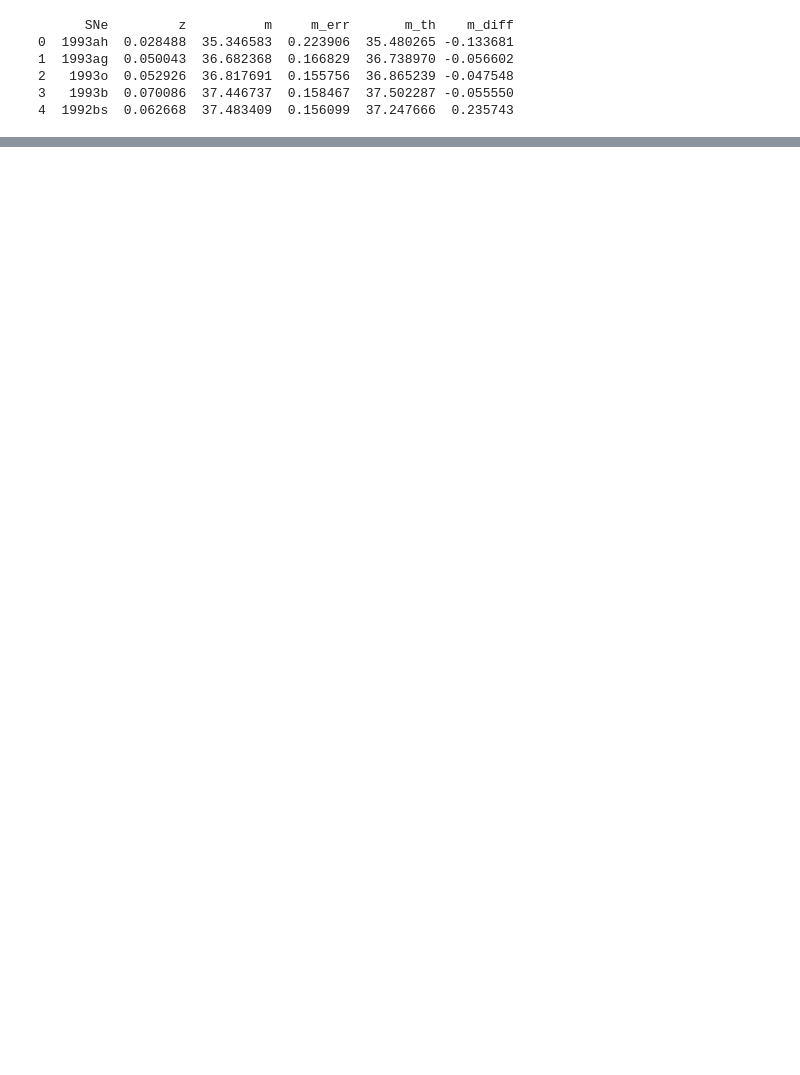
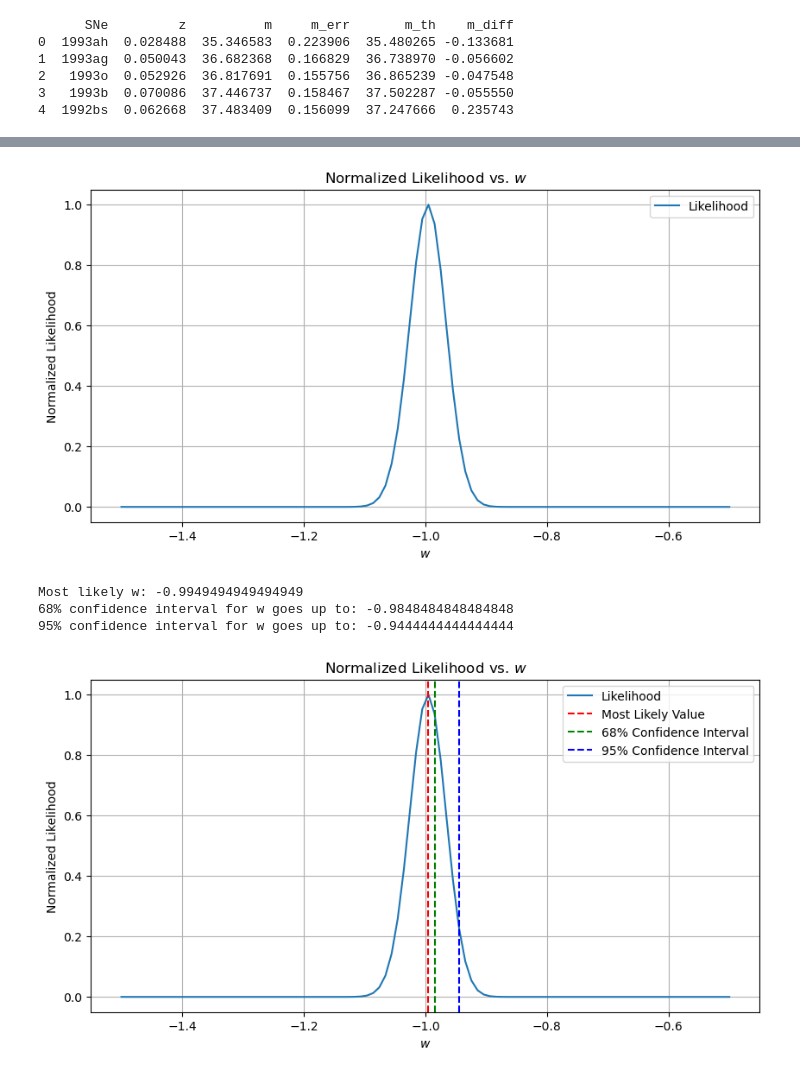
Before and after one commit to quentinleny/Astron-C161-Spring-2024-Class-Project, a Jupyter notebook: C161 Project.ipynb, the cells around one changed output, grey strips where cells are left out. Cells and saved outputs as stored; diff of their text form; code cells hidden in the pictures; blank space fills up the shorter version.

```diff
--- a/C161 Project.ipynb
+++ b/C161 Project.ipynb
@@ -105,0 +187,45 @@ IndentationError: unexpected indent (2632322155.py, line 4)
+# %%
+w_range = np.linspace(-1.5, -0.5, 100)
+# Assuming Omega_M is fixed at the most likely value previously determined
+fixed_omega_m = most_likely_omega_m
+likelihoods_w = np.array([log_likelihood(data_cov, fixed_omega_m, 1 - fixed_omega_m, w_val) for w_val in w_range])
+likelihoods_norm_w = np.exp(likelihoods_w - np.max(likelihoods_w))
+
+plt.figure(figsize=(10, 5))
+plt.plot(w_range, likelihoods_norm_w, label='Likelihood')
+plt.title('Normalized Likelihood vs. $w$')
+plt.xlabel('$w$')
+plt.ylabel('Normalized Likelihood')
+plt.legend()
+plt.grid(True)
+plt.show()
+most_likely_w = w_range[np.argmax(likelihoods_norm_w)]
+print("Most likely w:", most_likely_w)
+cumulative_likelihood_w = np.cumsum(likelihoods_norm_w)
+cumulative_likelihood_w /= cumulative_likelihood_w[-1]
+
+index_68_w = np.where(cumulative_likelihood_w >= 0.68)[0][0]
+index_95_w = np.where(cumulative_likelihood_w >= 0.95)[0][0]
+
+w_68 = w_range[index_68_w]
+w_95 = w_range[index_95_w]
+
+print("68% confidence interval for w goes up to:", w_68)
+print("95% confidence interval for w goes up to:", w_95)
+plt.figure(figsize=(10, 5))
+plt.plot(w_range, likelihoods_norm_w, label='Likelihood')
+plt.axvline(x=most_likely_w, color='r', linestyle='--', label='Most Likely Value')
+plt.axvline(x=w_68, color='g', linestyle='--', label='68% Confidence Interval')
+plt.axvline(x=w_95, color='b', linestyle='--', label='95% Confidence Interval')
+plt.title('Normalized Likelihood vs. $w$')
+plt.xlabel('$w$')
+plt.ylabel('Normalized Likelihood')
+plt.legend()
+plt.grid(True)
+plt.show()
+# %% [output]
+[figure, added]
+Most likely w: -0.9949494949494949
+68% confidence interval for w goes up to: -0.9848484848484848
+95% confidence interval for w goes up to: -0.9444444444444444
+[figure, added]
```
Also changed, not shown: parts of 10 cells of this notebook.
